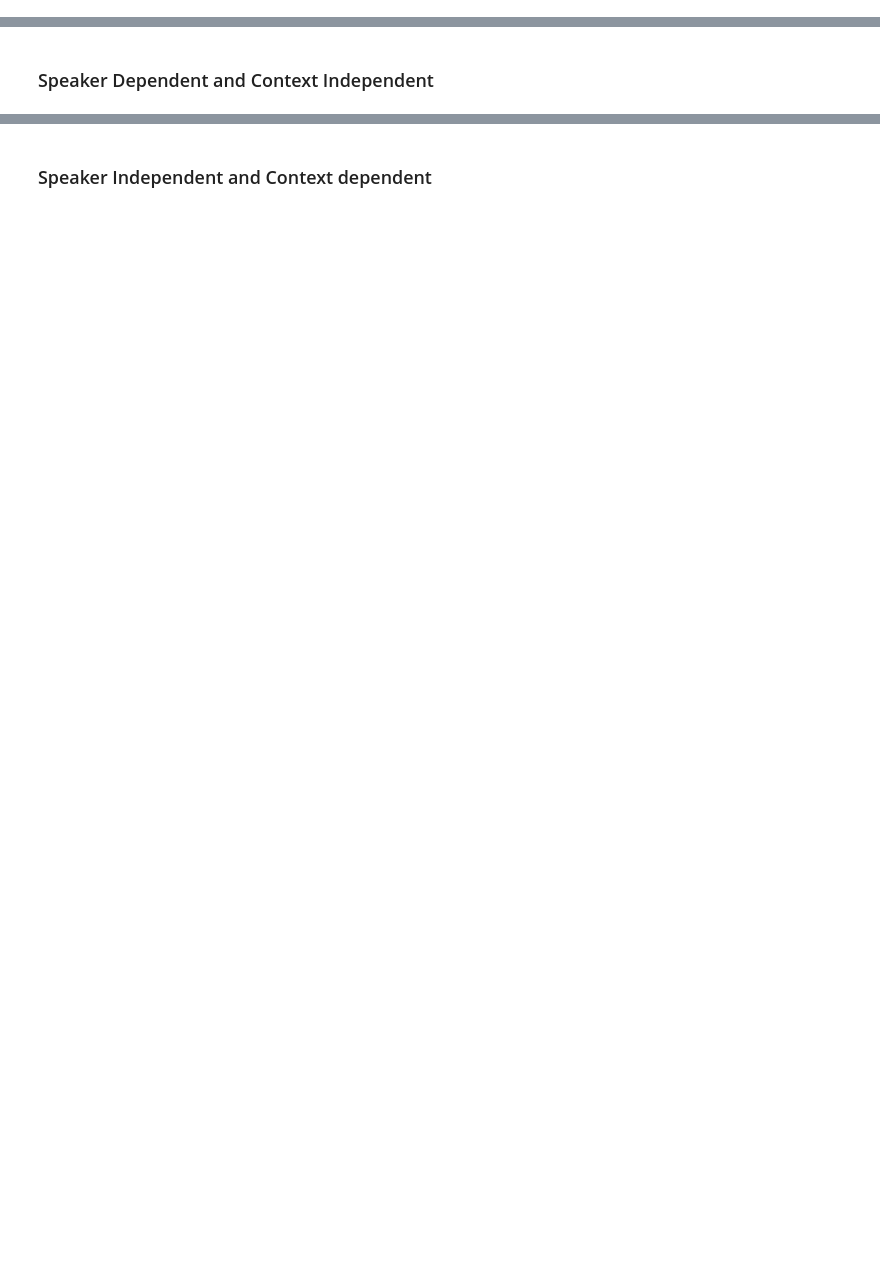
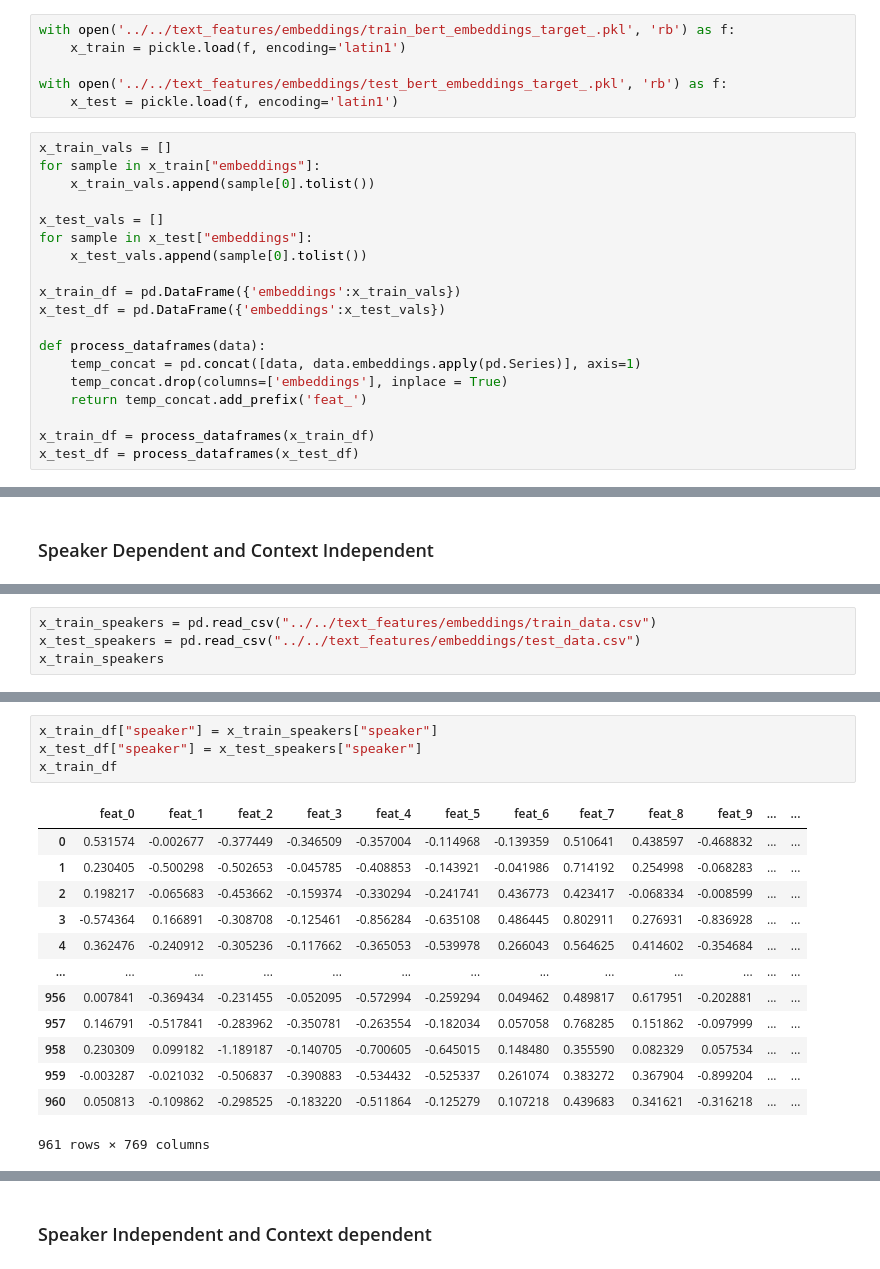
Before and after one commit to ShreyaPrabhu/multimodal_sarcasm_classification, a Jupyter notebook: unimodal_models/binary_classification/text_bert_svm_model.ipynb, the cells around one changed output, grey strips where cells are left out. Saved outputs shown, nothing was run; the diff lists cells and outputs as text; blank space fills up the shorter version.

Commit message:
Fix bert embeddings generation, add svm retrained results

```diff
--- a/unimodal_models/binary_classification/text_bert_svm_model.ipynb
+++ b/unimodal_models/binary_classification/text_bert_svm_model.ipynb
@@ -30,2 +34,27 @@ def svm_classifier(X_train, X_test, Y_train, Y_test):
+# %%
+with open('../../text_features/embeddings/train_bert_embeddings_target_.pkl', 'rb') as f:
+    x_train = pickle.load(f, encoding='latin1')
+
+with open('../../text_features/embeddings/test_bert_embeddings_target_.pkl', 'rb') as f:
+    x_test = pickle.load(f, encoding='latin1')
+# %%
+x_train_vals = []
+for sample in x_train["embeddings"]:
+    x_train_vals.append(sample[0].tolist())
+
+x_test_vals = []
+for sample in x_test["embeddings"]:
+    x_test_vals.append(sample[0].tolist())
+
+x_train_df = pd.DataFrame({'embeddings':x_train_vals})
+x_test_df = pd.DataFrame({'embeddings':x_test_vals})
+
+def process_dataframes(data):
+    temp_concat = pd.concat([data, data.embeddings.apply(pd.Series)], axis=1)
+    temp_concat.drop(columns=['embeddings'], inplace = True)
+    return temp_concat.add_prefix('feat_')
+
+x_train_df = process_dataframes(x_train_df)
+x_test_df = process_dataframes(x_test_df)
 # %% [markdown]
 ### Speaker Independent and Context Independent
@@ -70,0 +80,4 @@ SVC(C=10, class_weight='balanced', random_state=0)
+# %%
+x_train_speakers = pd.read_csv("../../text_features/embeddings/train_data.csv")
+x_test_speakers = pd.read_csv("../../text_features/embeddings/test_data.csv")
+x_train_speakers
@@ -70,0 +98,18 @@ SVC(C=10, class_weight='balanced', random_state=0)
+# %%
+x_train_df["speaker"] = x_train_speakers["speaker"]
+x_test_df["speaker"] = x_test_speakers["speaker"]
+x_train_df
+# %% [output]
+|  | feat_0 | feat_1 | feat_2 | feat_3 | feat_4 | feat_5 | feat_6 | feat_7 | feat_8 | feat_9 | ... | ... |
+| 0 | 0.531574 | -0.002677 | -0.377449 | -0.346509 | -0.357004 | -0.114968 | -0.139359 | 0.510641 | 0.438597 | -0.468832 | ... | ... |
+| 1 | 0.230405 | -0.500298 | -0.502653 | -0.045785 | -0.408853 | -0.143921 | -0.041986 | 0.714192 | 0.254998 | -0.068283 | ... | ... |
+| 2 | 0.198217 | -0.065683 | -0.453662 | -0.159374 | -0.330294 | -0.241741 | 0.436773 | 0.423417 | -0.068334 | -0.008599 | ... | ... |
+| 3 | -0.574364 | 0.166891 | -0.308708 | -0.125461 | -0.856284 | -0.635108 | 0.486445 | 0.802911 | 0.276931 | -0.836928 | ... | ... |
+| 4 | 0.362476 | -0.240912 | -0.305236 | -0.117662 | -0.365053 | -0.539978 | 0.266043 | 0.564625 | 0.414602 | -0.354684 | ... | ... |
+| ... | ... | ... | ... | ... | ... | ... | ... | ... | ... | ... | ... | ... |
+| 956 | 0.007841 | -0.369434 | -0.231455 | -0.052095 | -0.572994 | -0.259294 | 0.049462 | 0.489817 | 0.617951 | -0.202881 | ... | ... |
+| 957 | 0.146791 | -0.517841 | -0.283962 | -0.350781 | -0.263554 | -0.182034 | 0.057058 | 0.768285 | 0.151862 | -0.097999 | ... | ... |
+| 958 | 0.230309 | 0.099182 | -1.189187 | -0.140705 | -0.700605 | -0.645015 | 0.148480 | 0.355590 | 0.082329 | 0.057534 | ... | ... |
+| 959 | -0.003287 | -0.021032 | -0.506837 | -0.390883 | -0.534432 | -0.525337 | 0.261074 | 0.383272 | 0.367904 | -0.899204 | ... | ... |
+| 960 | 0.050813 | -0.109862 | -0.298525 | -0.183220 | -0.511864 | -0.125279 | 0.107218 | 0.439683 | 0.341621 | -0.316218 | ... | ... |
+961 rows × 769 columns
```
Also changed, not shown: parts of 21 cells of this notebook, 1 other file.
